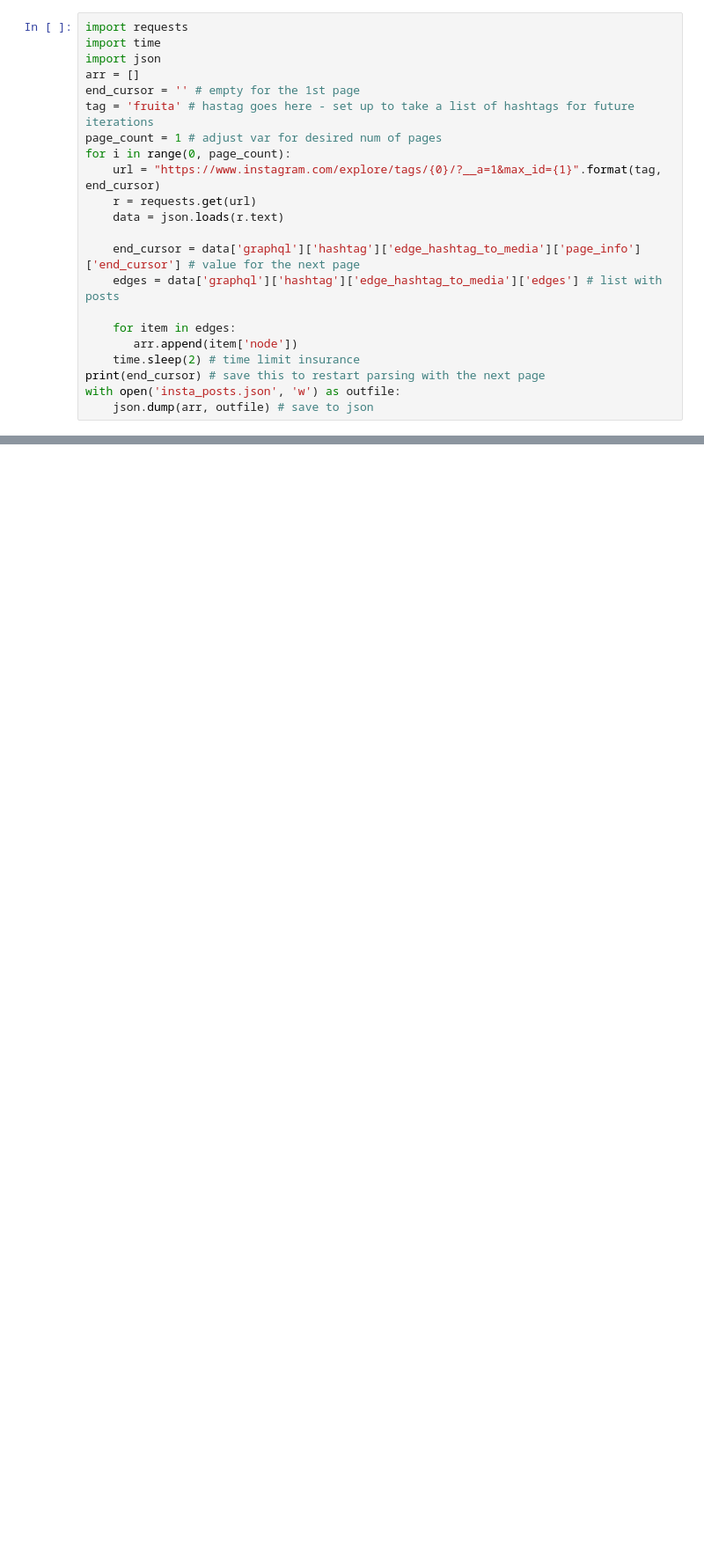
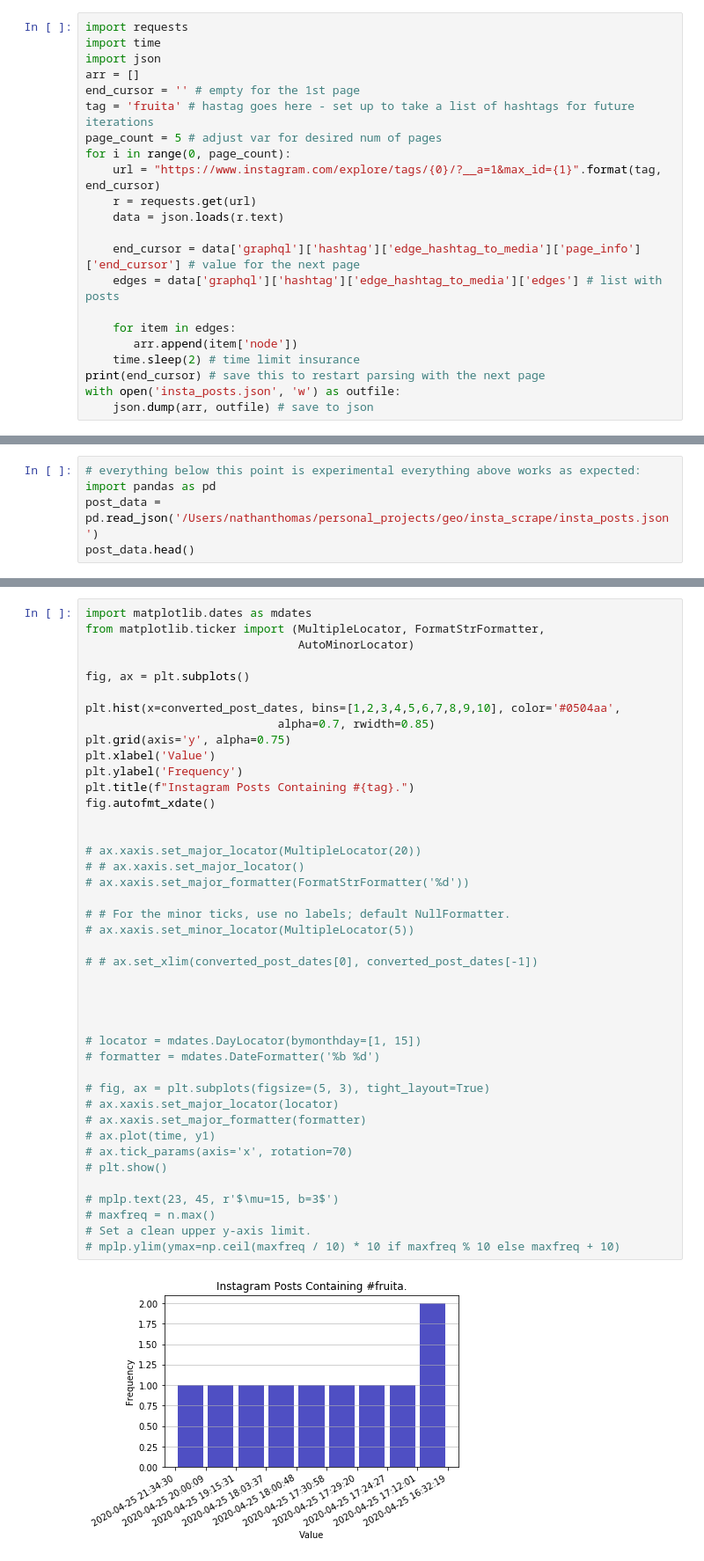
Before and after one commit to PyFAST-GoCode/insta_scrape, a Jupyter notebook: insta_scrape.ipynb, the cells around one changed output, grey strips where cells are left out. Shown at 88% size. Drawn from its saved outputs; the diff is of its cells as text; blank space fills up the shorter version.

Commit message:
Add matplot and begin plotting with datasets

```diff
--- a/insta_scrape.ipynb
+++ b/insta_scrape.ipynb
@@ -5,7 +5,7 @@ import json
 arr = []
 end_cursor = '' # empty for the 1st page
 tag = 'fruita' # hastag goes here - set up to take a list of hashtags for future iterations
-page_count = 1 # adjust var for desired num of pages
+page_count = 5 # adjust var for desired num of pages
 for i in range(0, page_count):
     url = "https://www.instagram.com/explore/tags/{0}/?__a=1&max_id={1}".format(tag, end_cursor)
     r = requests.get(url)
@@ -40,3 +40,8 @@ for item in arr:
     locations.append({'shortcode': shortcode, 'location': location})
 with open('location_data.json', 'w') as outfile:
     json.dump(locations, outfile) # save to json
+# %%
+# everything below this point is experimental everything above works as expected:
+import pandas as pd
+post_data = pd.read_json('/Users/nathanthomas/personal_projects/geo/insta_scrape/insta_posts.json')
+post_data.head()
@@ -42,0 +100,44 @@ with open('location_data.json', 'w') as outfile:
+# %%
+import matplotlib.dates as mdates
+from matplotlib.ticker import (MultipleLocator, FormatStrFormatter,
+                               AutoMinorLocator)
+
+fig, ax = plt.subplots()
+
+plt.hist(x=converted_post_dates, bins=[1,2,3,4,5,6,7,8,9,10], color='#0504aa',
+                            alpha=0.7, rwidth=0.85)
+plt.grid(axis='y', alpha=0.75)
+plt.xlabel('Value')
+plt.ylabel('Frequency')
+plt.title(f"Instagram Posts Containing #{tag}.")
+fig.autofmt_xdate()
+
+
+# ax.xaxis.set_major_locator(MultipleLocator(20))
+# # ax.xaxis.set_major_locator()
+# ax.xaxis.set_major_formatter(FormatStrFormatter('%d'))
+
+# # For the minor ticks, use no labels; default NullFormatter.
+# ax.xaxis.set_minor_locator(MultipleLocator(5))
+
+# # ax.set_xlim(converted_post_dates[0], converted_post_dates[-1])
+
+
+
+
+# locator = mdates.DayLocator(bymonthday=[1, 15])
+# formatter = mdates.DateFormatter('%b %d')
+
+# fig, ax = plt.subplots(figsize=(5, 3), tight_layout=True)
+# ax.xaxis.set_major_locator(locator)
+# ax.xaxis.set_major_formatter(formatter)
+# ax.plot(time, y1)
+# ax.tick_params(axis='x', rotation=70)
+# plt.show()
+
+# mplp.text(23, 45, r'$\mu=15, b=3$')
+# maxfreq = n.max()
+# Set a clean upper y-axis limit.
+# mplp.ylim(ymax=np.ceil(maxfreq / 10) * 10 if maxfreq % 10 else maxfreq + 10)
+# %% [output]
+[figure, added]
```
Also changed, not shown: parts of 5 cells of this notebook.
